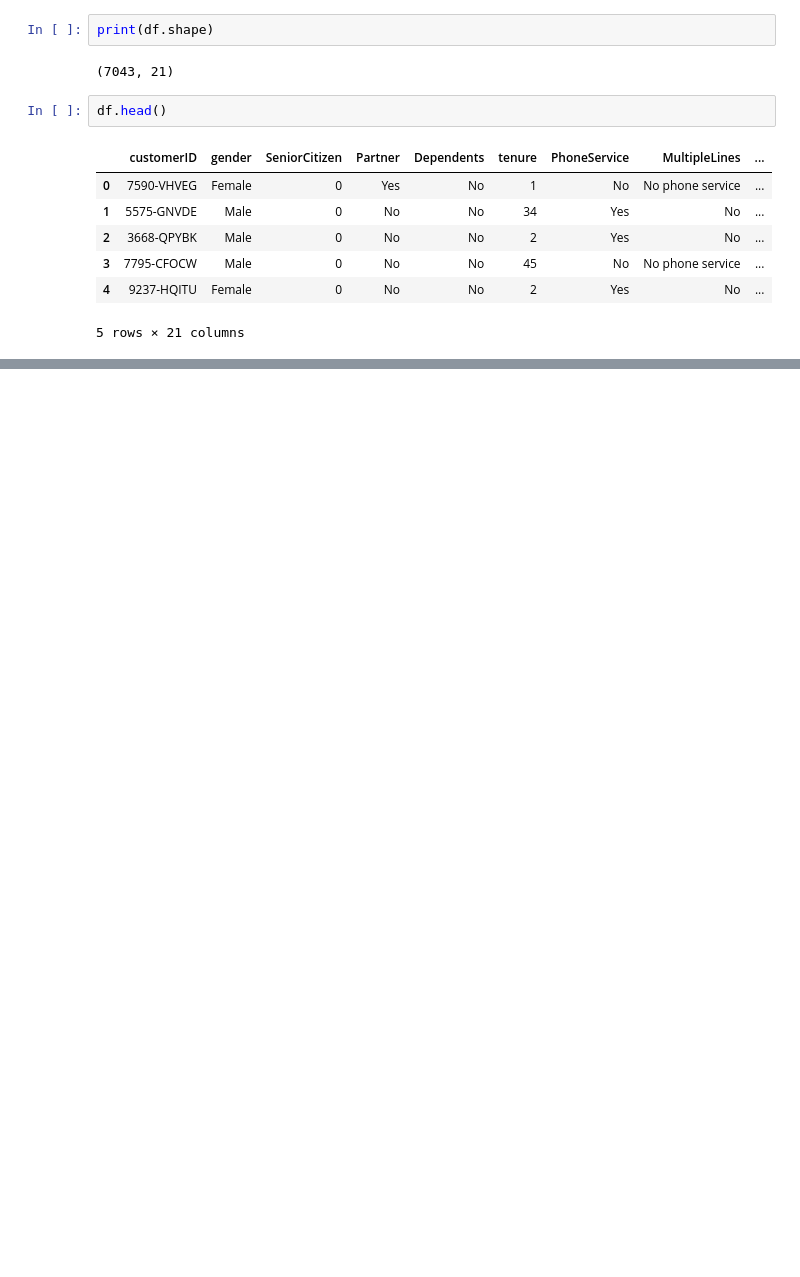
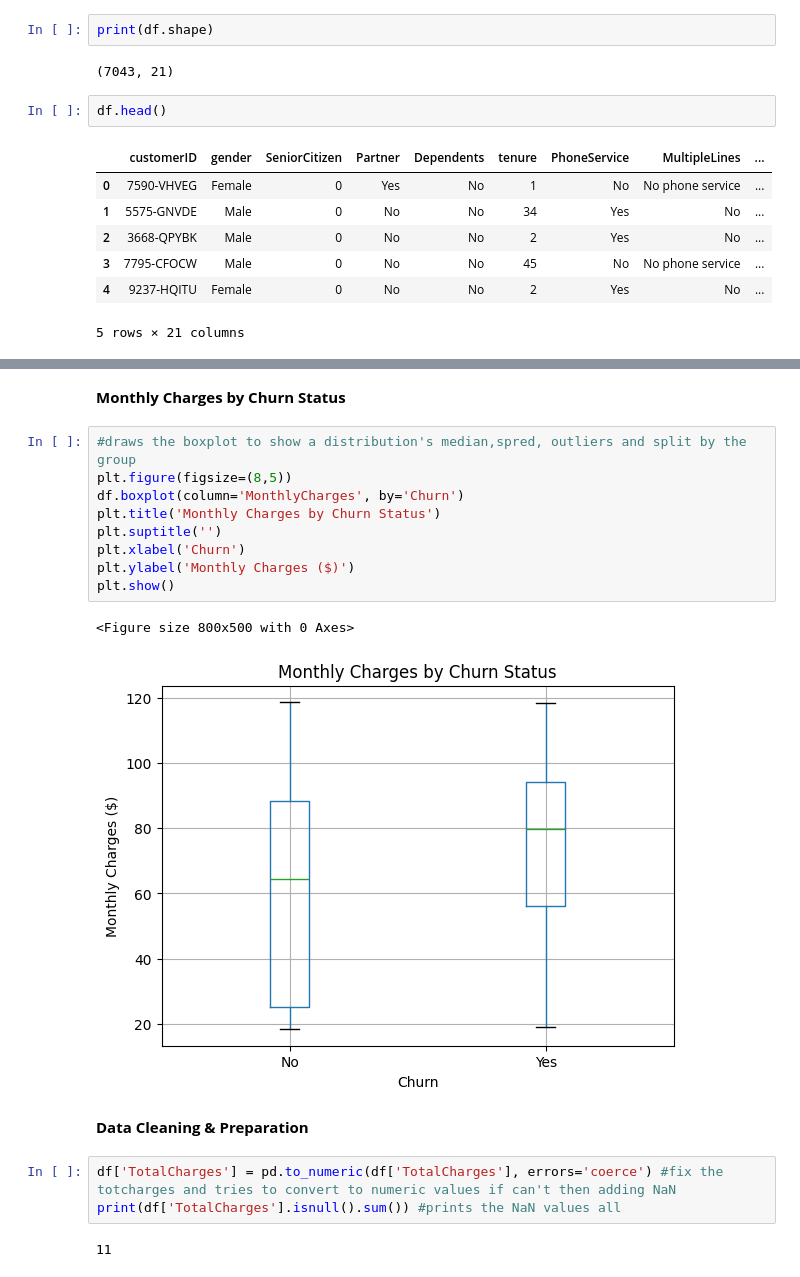
Before and after one commit to lokithasendila/telco-churn-ml, a Jupyter notebook: churn_analysis.ipynb, the cells around one changed output, grey strips where cells are left out. Drawn from its saved outputs; the diff is of its cells as text; blank space fills up the shorter version.

```diff
--- a/churn_analysis.ipynb
+++ b/churn_analysis.ipynb
@@ -22,0 +87,21 @@ df.head()
+# %% [markdown]
+**Monthly Charges by Churn Status**
+# %%
+#draws the boxplot to show a distribution's median,spred, outliers and split by the group
+plt.figure(figsize=(8,5))
+df.boxplot(column='MonthlyCharges', by='Churn')
+plt.title('Monthly Charges by Churn Status')
+plt.suptitle('')
+plt.xlabel('Churn')
+plt.ylabel('Monthly Charges ($)')
+plt.show()
+# %% [output]
+<Figure size 800x500 with 0 Axes>
+[figure, added]
+# %% [markdown]
+**Data Cleaning & Preparation**
+# %%
+df['TotalCharges'] = pd.to_numeric(df['TotalCharges'], errors='coerce') #fix the totcharges and tries to convert to numeric values if can't then adding NaN
+print(df['TotalCharges'].isnull().sum()) #prints the NaN values all
+# %% [output]
+11
```
Also changed, not shown: parts of 8 cells of this notebook.
